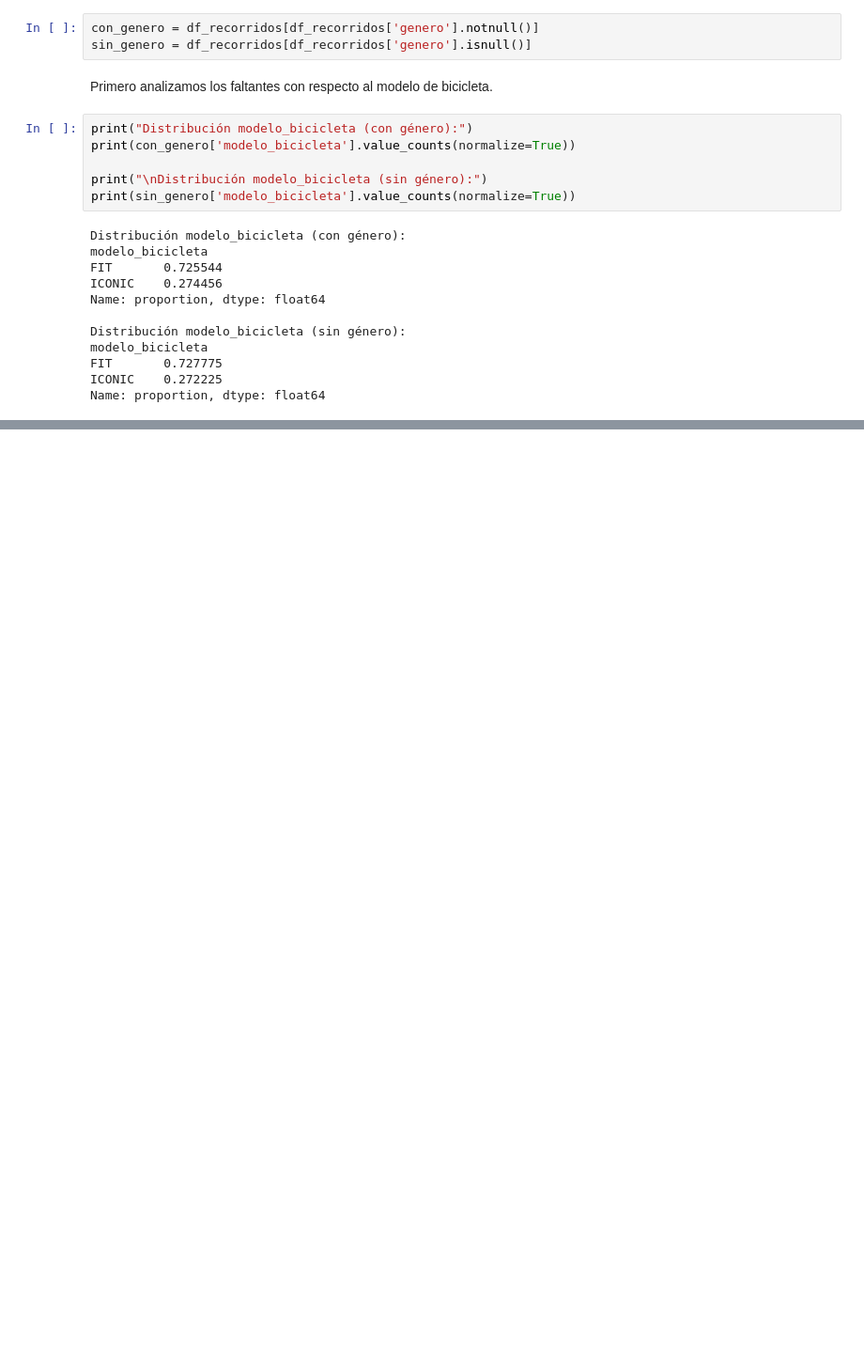
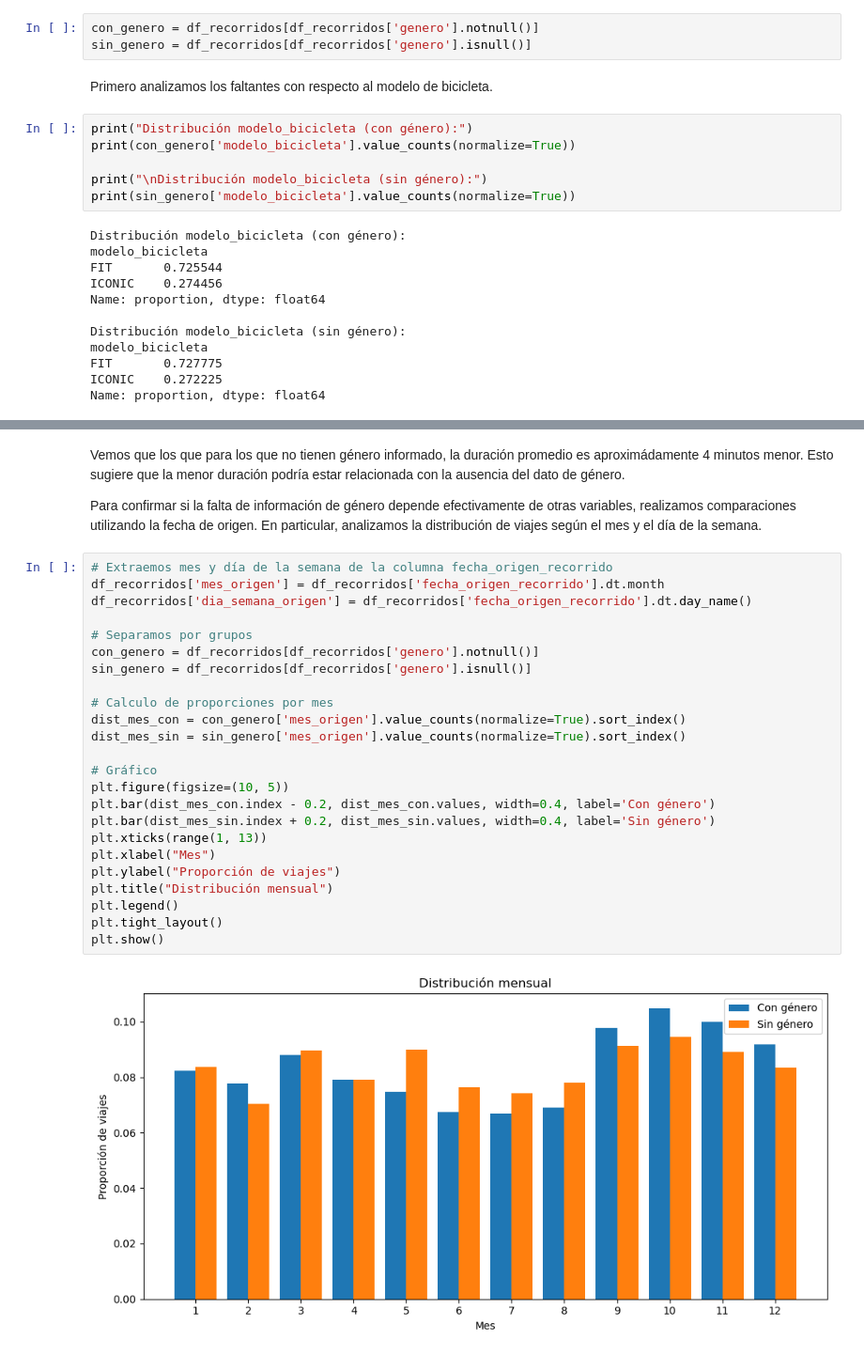
Before and after one commit to antonellagambarte/analisisDeDatos, a Jupyter notebook: tp1/tp1.ipynb, the cells around one changed output, grey strips where cells are left out. Shown: that part at 94% size. Cells and saved outputs as stored; diff of their text form; blank space fills up the shorter version.

```diff
--- a/tp1/tp1.ipynb
+++ b/tp1/tp1.ipynb
@@ -191,0 +245,30 @@ Observamos que la distribución de modelo_bicicleta es prácticamente igual con
+# %% [markdown]
+Vemos que los que para los que no tienen género informado, la duración promedio es aproximádamente 4 minutos menor. Esto sugiere que la menor duración podría estar relacionada con la ausencia del dato de género.
+
+Para confirmar si la falta de información de género depende efectivamente de otras variables, realizamos comparaciones utilizando la fecha de origen. En particular, analizamos la distribución de viajes según el mes y el día de la semana.
+# %%
+# Extraemos mes y día de la semana de la columna fecha_origen_recorrido
+df_recorridos['mes_origen'] = df_recorridos['fecha_origen_recorrido'].dt.month
+df_recorridos['dia_semana_origen'] = df_recorridos['fecha_origen_recorrido'].dt.day_name()
+
+# Separamos por grupos
+con_genero = df_recorridos[df_recorridos['genero'].notnull()]
+sin_genero = df_recorridos[df_recorridos['genero'].isnull()]
+
+# Calculo de proporciones por mes
+dist_mes_con = con_genero['mes_origen'].value_counts(normalize=True).sort_index()
+dist_mes_sin = sin_genero['mes_origen'].value_counts(normalize=True).sort_index()
+
+# Gráfico
+plt.figure(figsize=(10, 5))
+plt.bar(dist_mes_con.index - 0.2, dist_mes_con.values, width=0.4, label='Con género')
+plt.bar(dist_mes_sin.index + 0.2, dist_mes_sin.values, width=0.4, label='Sin género')
+plt.xticks(range(1, 13))
+plt.xlabel("Mes")
+plt.ylabel("Proporción de viajes")
+plt.title("Distribución mensual")
+plt.legend()
+plt.tight_layout()
+plt.show()
+# %% [output]
+[figure, added]
```
Also changed, not shown: parts of 16 cells of this notebook.
